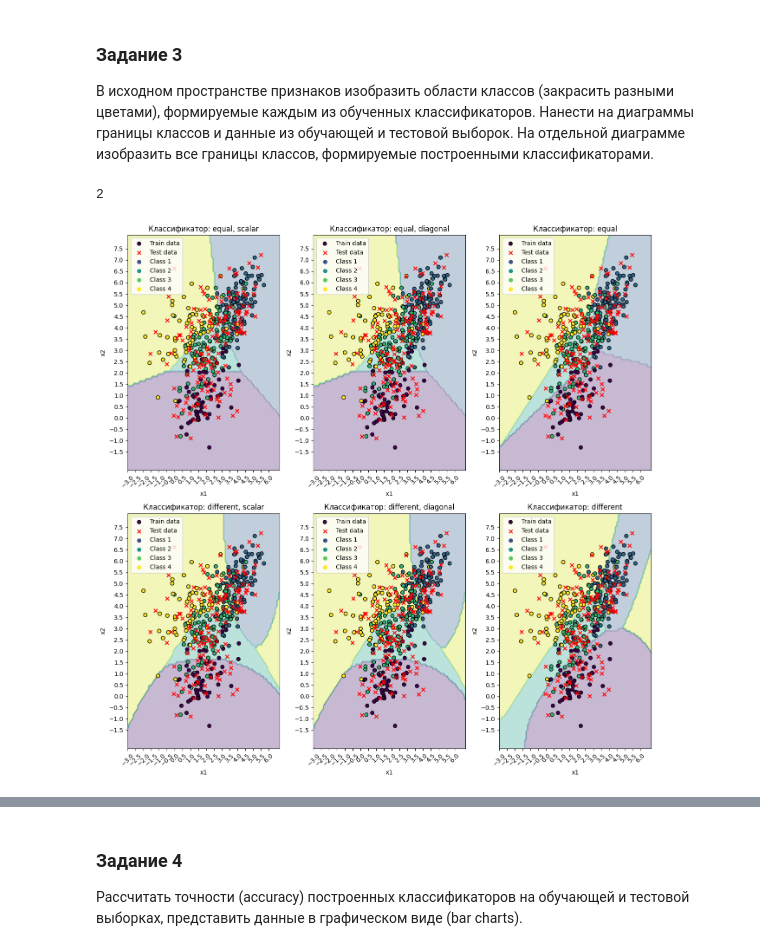
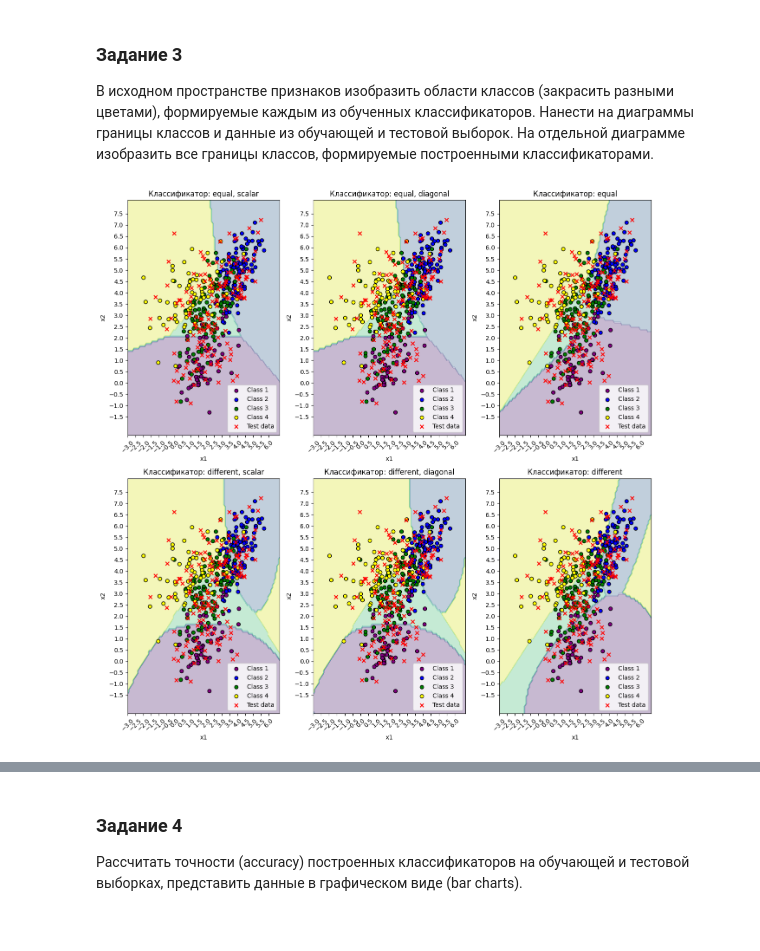
Before and after one commit to nekit2-002/ml-labs, a Jupyter notebook: laba2/laba2.ipynb, the cells around one changed output, grey strips where cells are left out. Drawn from its saved outputs; the diff is of its cells as text; code cells hidden in the pictures.

```diff
--- a/laba2/laba2.ipynb
+++ b/laba2/laba2.ipynb
@@ -363,53 +367,59 @@ different: [[np.float64(0.00046669881458172015), np.float64(0.000697647942679761
 ### Задание 3
 В исходном пространстве признаков изобразить области классов (закрасить разными цветами), формируемые каждым из обученных классификаторов. Нанести на диаграммы границы классов и данные из обучающей и тестовой выборок. На отдельной диаграмме изобразить все границы классов, формируемые построенными классификаторами.
 # %%
-# # Создаем сетку для предсказаний
+# Определяем цвета для каждого класса
+class_colors = {
+    1: 'purple',
+    2: 'blue',
+    3: 'green',
+    4: 'yellow'
+}
+# Общая визуализация для всех классификаторов
 x1_range = np.linspace(X_train['x1'].min() - 1, X_train['x1'].max() + 1, 100)
 x2_range = np.linspace(X_train['x2'].min() - 1, X_train['x2'].max() + 1, 100)
 xx, yy = np.meshgrid(x1_range, x2_range)
 grid_points = np.c_[xx.ravel(), yy.ravel()]
 
 # Визуализация
 plt.figure(figsize=(13, 13))
 
 num_classifiers = len(classifiers)
-rows = (num_classifiers // 3) + (num_classifiers %
-                                 3 > 0)  # Определяем количество строк
-
-print(rows)
+rows = (num_classifiers // 3) + (num_classifiers % 3 > 0)  # Определяем количество строк
 
 for idx, (name, clf) in enumerate(classifiers.items()):
     # Получаем предсказания для сетки
-    grid_predictions, _ = clf.predict_all(
+    _, grid_predictions = clf.predict_all(
         pd.DataFrame(grid_points, columns=['x1', 'x2']))
     grid_predictions = np.array(grid_predictions)
 
     # Преобразуем предсказания в форму сетки
-    Z = np.array([np.argmax(pred)
-                 for pred in grid_predictions]).reshape(xx.shape)
+    Z = grid_predictions.reshape(xx.shape)
 
     plt.subplot(rows, 3, idx + 1)
     plt.contourf(xx, yy, Z, alpha=0.3, cmap='viridis')
-    plt.scatter(X_train['x1'], X_train['x2'], c=y_train,
-                edgecolor='k', marker='o', label='Train data')
+
+    # Используем заданные цвета для классов
+    for cls in classes:
+        plt.scatter(X_train[y_train == cls]['x1'],
+                    X_train[y_train == cls]['x2'],
+                    color=class_colors[cls],
+                    edgecolor='k',
+                    marker='o',
+                    label=f'Class {cls}')
+
     plt.scatter(X_test['x1'], X_test['x2'], c='red',
                 edgecolor='k', marker='x', label='Test data')
-    unique_classes = np.unique(y_train)
-    for cls in unique_classes:
-        plt.scatter([], [], label=f'Class {cls}',
-                    color=plt.cm.viridis(cls / len(unique_classes)))
+
     plt.title(f'Классификатор: {name}')
     plt.xlabel('x1')
     plt.xticks(np.arange(-3, 6.5, 0.5), rotation=45)
     plt.ylabel('x2')
     plt.yticks(np.arange(-1.5, 8, 0.5))
-    # plt.grid()
     plt.legend()
 plt.tight_layout()
 plt.show()
 # %% [output]
-2
-[figure, old version]
+[figure, new version]
 # %%
 
 # Общая визуализация для всех классификаторов
```
Also changed, not shown: parts of 14 cells of this notebook.
